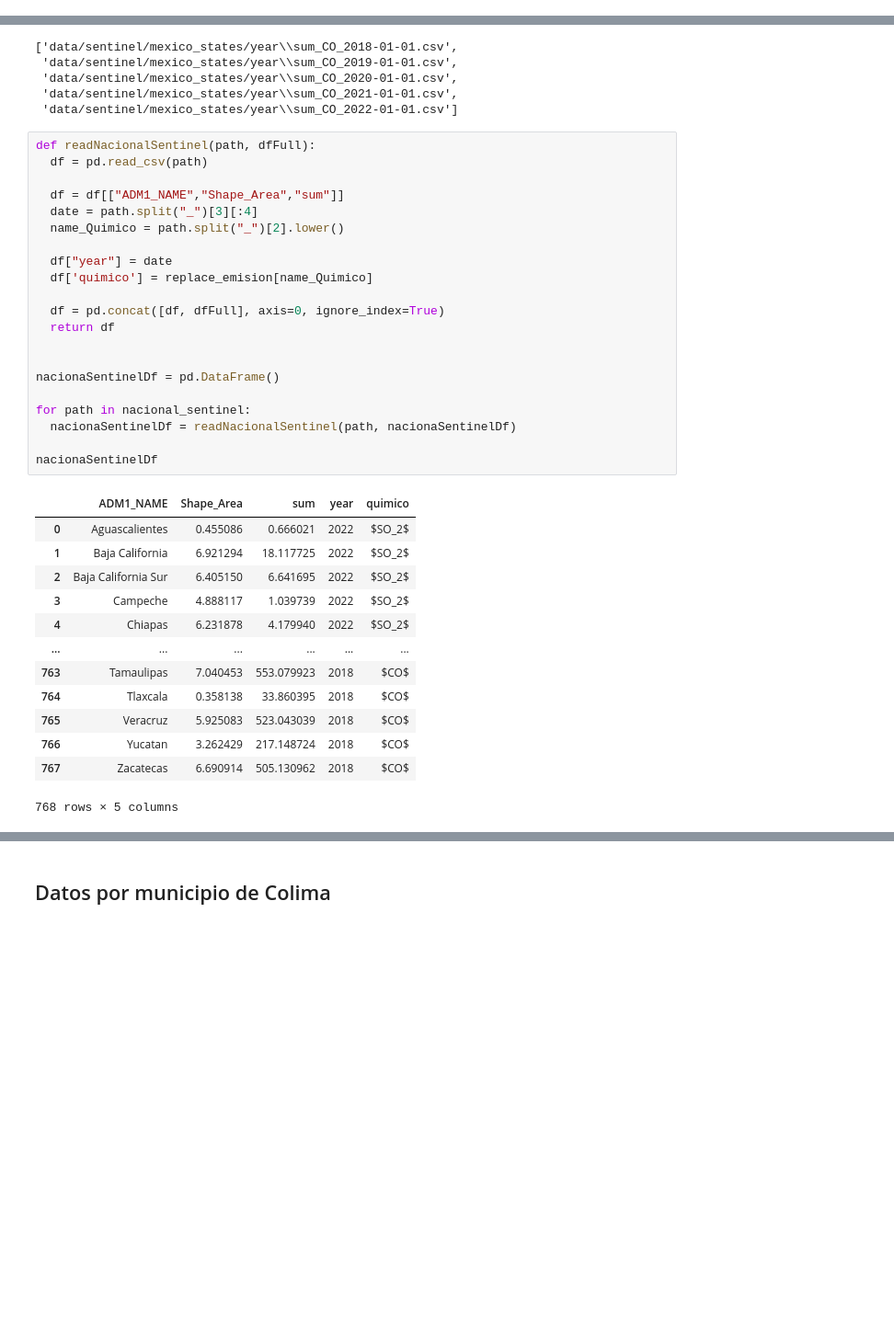
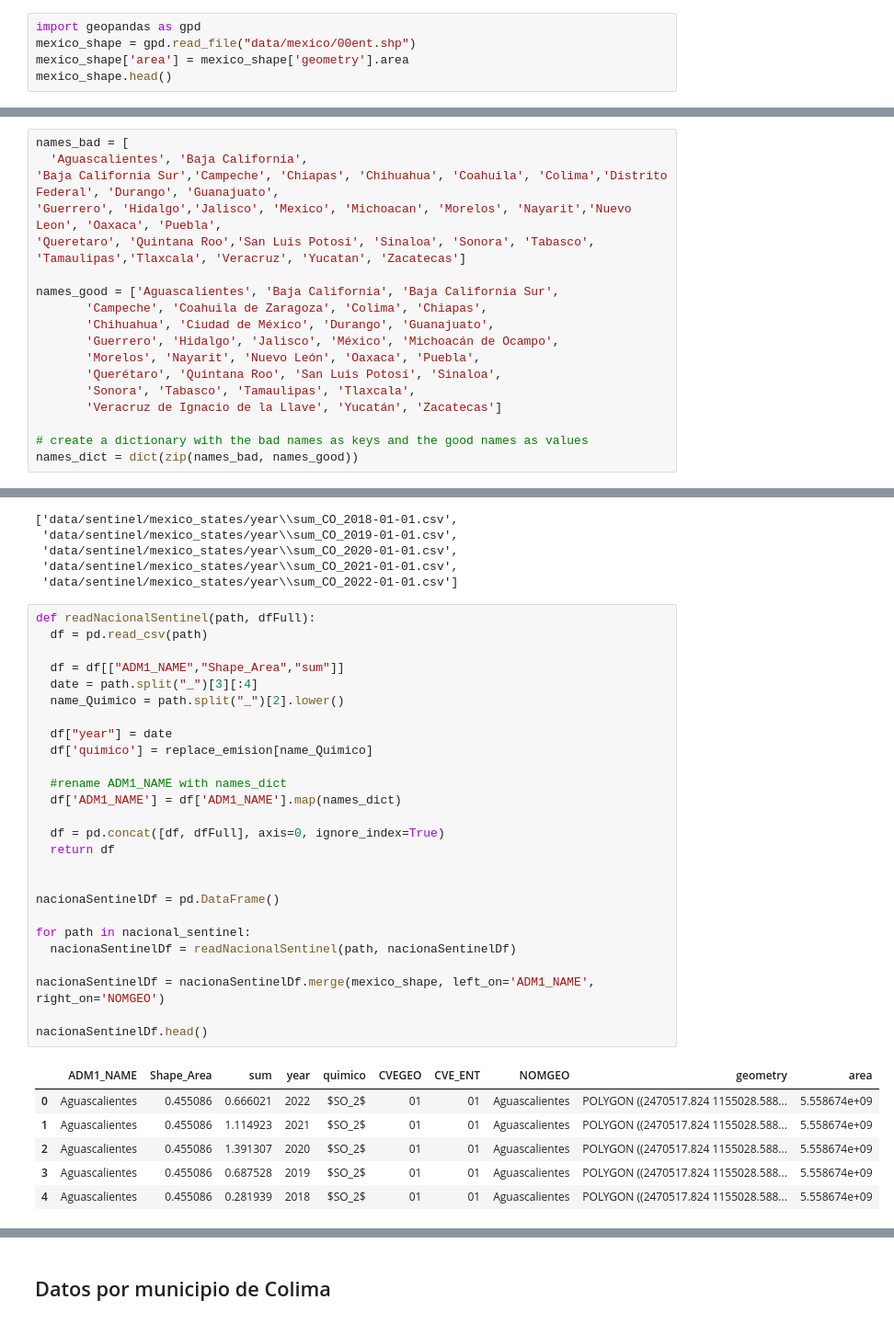
Before and after one commit to pcorner10/pronaces_analisis, a Jupyter notebook: datosNacionalesSentinel.ipynb, the cells around one changed output, grey strips where cells are left out. Shown: that part at 92% size. Cells and saved outputs as stored; diff of their text form; blank space fills up the shorter version.

```diff
--- a/datosNacionalesSentinel.ipynb
+++ b/datosNacionalesSentinel.ipynb
@@ -196,3 +196,8 @@ agebs_colima
 551 rows × 12 columns
 # %% [markdown]
 ## Datos por estado
+# %%
+import geopandas as gpd
+mexico_shape = gpd.read_file("data/mexico/00ent.shp")
+mexico_shape['area'] = mexico_shape['geometry'].area
+mexico_shape.head()
@@ -199,3 +223,21 @@ agebs_colima
+# %%
+names_bad = [
+  'Aguascalientes', 'Baja California',
+'Baja California Sur','Campeche', 'Chiapas', 'Chihuahua', 'Coahuila', 'Colima','Distrito Federal', 'Durango', 'Guanajuato',
+'Guerrero', 'Hidalgo','Jalisco', 'Mexico', 'Michoacan', 'Morelos', 'Nayarit','Nuevo Leon', 'Oaxaca', 'Puebla',
+'Queretaro', 'Quintana Roo','San Luis Potosi', 'Sinaloa', 'Sonora', 'Tabasco', 'Tamaulipas','Tlaxcala', 'Veracruz', 'Yucatan', 'Zacatecas']
+
+names_good = ['Aguascalientes', 'Baja California', 'Baja California Sur',
+       'Campeche', 'Coahuila de Zaragoza', 'Colima', 'Chiapas',
+       'Chihuahua', 'Ciudad de México', 'Durango', 'Guanajuato',
+       'Guerrero', 'Hidalgo', 'Jalisco', 'México', 'Michoacán de Ocampo',
+       'Morelos', 'Nayarit', 'Nuevo León', 'Oaxaca', 'Puebla',
+       'Querétaro', 'Quintana Roo', 'San Luis Potosí', 'Sinaloa',
+       'Sonora', 'Tabasco', 'Tamaulipas', 'Tlaxcala',
+       'Veracruz de Ignacio de la Llave', 'Yucatán', 'Zacatecas']
+
+# create a dictionary with the bad names as keys and the good names as values
+names_dict = dict(zip(names_bad, names_good))
 # %%
 nacional_sentinel = glob.glob("data/sentinel/mexico_states/year/*.csv")
 nacional_sentinel[:5]
@@ -208,36 +250,34 @@ nacional_sentinel[:5]
 # %%
 def readNacionalSentinel(path, dfFull):
   df = pd.read_csv(path)
 
   df = df[["ADM1_NAME","Shape_Area","sum"]]
   date = path.split("_")[3][:4]
   name_Quimico = path.split("_")[2].lower()
 
   df["year"] = date
   df['quimico'] = replace_emision[name_Quimico]
 
+  #rename ADM1_NAME with names_dict
+  df['ADM1_NAME'] = df['ADM1_NAME'].map(names_dict)
+
   df = pd.concat([df, dfFull], axis=0, ignore_index=True)
   return df
 
 
 nacionaSentinelDf = pd.DataFrame()
 
 for path in nacional_sentinel:
   nacionaSentinelDf = readNacionalSentinel(path, nacionaSentinelDf)
 
-nacionaSentinelDf
+nacionaSentinelDf = nacionaSentinelDf.merge(mexico_shape, left_on='ADM1_NAME', right_on='NOMGEO')
+
+nacionaSentinelDf.head()
 # %% [output]
-|  | ADM1_NAME | Shape_Area | sum | year | quimico |
-| 0 | Aguascalientes | 0.455086 | 0.666021 | 2022 | $SO_2$ |
-| 1 | Baja California | 6.921294 | 18.117725 | 2022 | $SO_2$ |
-| 2 | Baja California Sur | 6.405150 | 6.641695 | 2022 | $SO_2$ |
-| 3 | Campeche | 4.888117 | 1.039739 | 2022 | $SO_2$ |
-| 4 | Chiapas | 6.231878 | 4.179940 | 2022 | $SO_2$ |
-| ... | ... | ... | ... | ... | ... |
-| 763 | Tamaulipas | 7.040453 | 553.079923 | 2018 | $CO$ |
-| 764 | Tlaxcala | 0.358138 | 33.860395 | 2018 | $CO$ |
-| 765 | Veracruz | 5.925083 | 523.043039 | 2018 | $CO$ |
-| 766 | Yucatan | 3.262429 | 217.148724 | 2018 | $CO$ |
-| 767 | Zacatecas | 6.690914 | 505.130962 | 2018 | $CO$ |
+|  | ADM1_NAME | Shape_Area | sum | year | quimico | CVEGEO | CVE_ENT | NOMGEO | geometry | area |
+| 0 | Aguascalientes | 0.455086 | 0.666021 | 2022 | $SO_2$ | 01 | 01 | Aguascalientes | POLYGON ((2470517.824 1155028.588... | 5.558674e+09 |
+| 1 | Aguascalientes | 0.455086 | 1.114923 | 2021 | $SO_2$ | 01 | 01 | Aguascalientes | POLYGON ((2470517.824 1155028.588... | 5.558674e+09 |
+| 2 | Aguascalientes | 0.455086 | 1.391307 | 2020 | $SO_2$ | 01 | 01 | Aguascalientes | POLYGON ((2470517.824 1155028.588... | 5.558674e+09 |
+| 3 | Aguascalientes | 0.455086 | 0.687528 | 2019 | $SO_2$ | 01 | 01 | Aguascalientes | POLYGON ((2470517.824 1155028.588... | 5.558674e+09 |
+| 4 | Aguascalientes | 0.455086 | 0.281939 | 2018 | $SO_2$ | 01 | 01 | Aguascalientes | POLYGON ((2470517.824 1155028.588... | 5.558674e+09 |
-768 rows × 5 columns
 # %%
```
Also changed, not shown: parts of 27 cells of this notebook, 45 other files.
